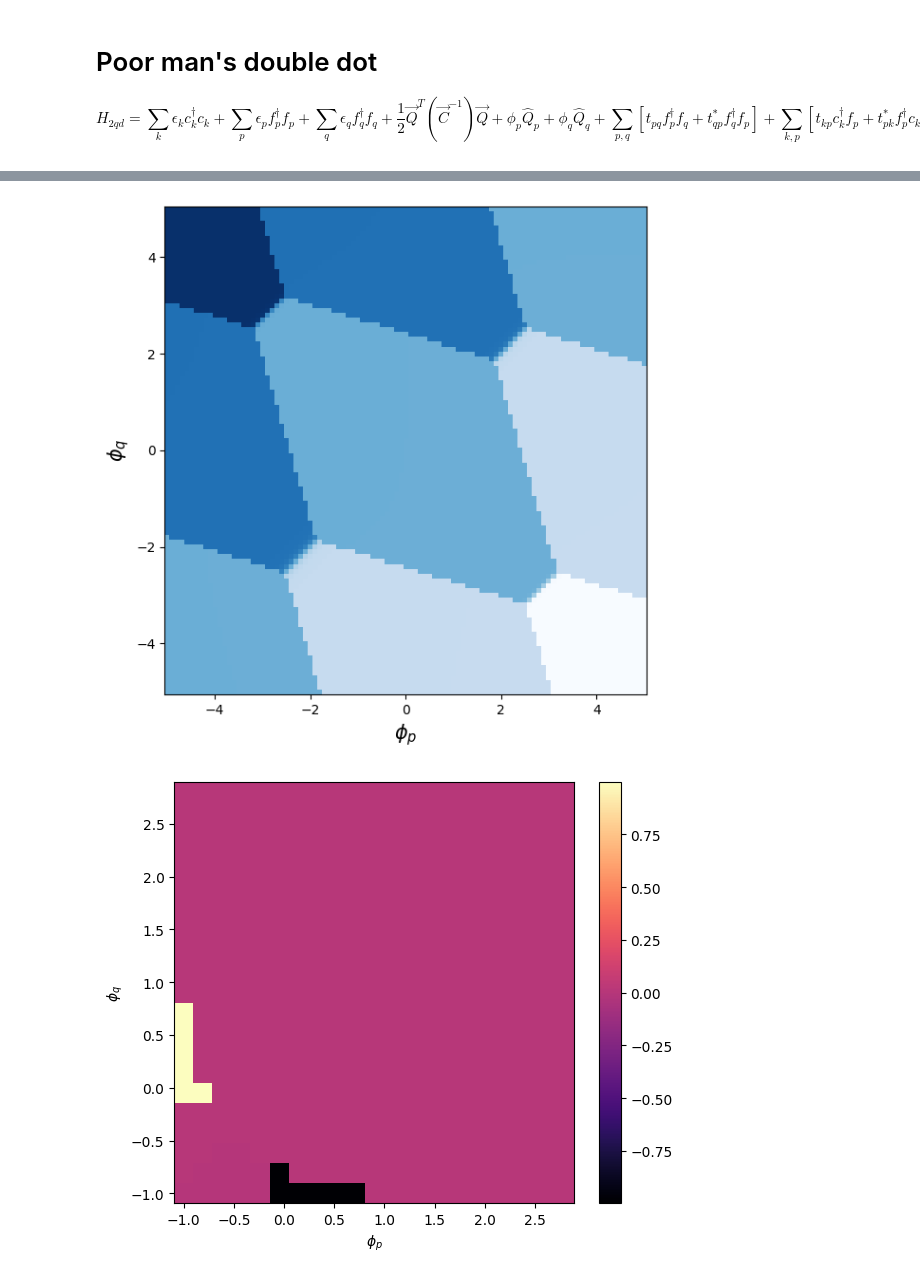
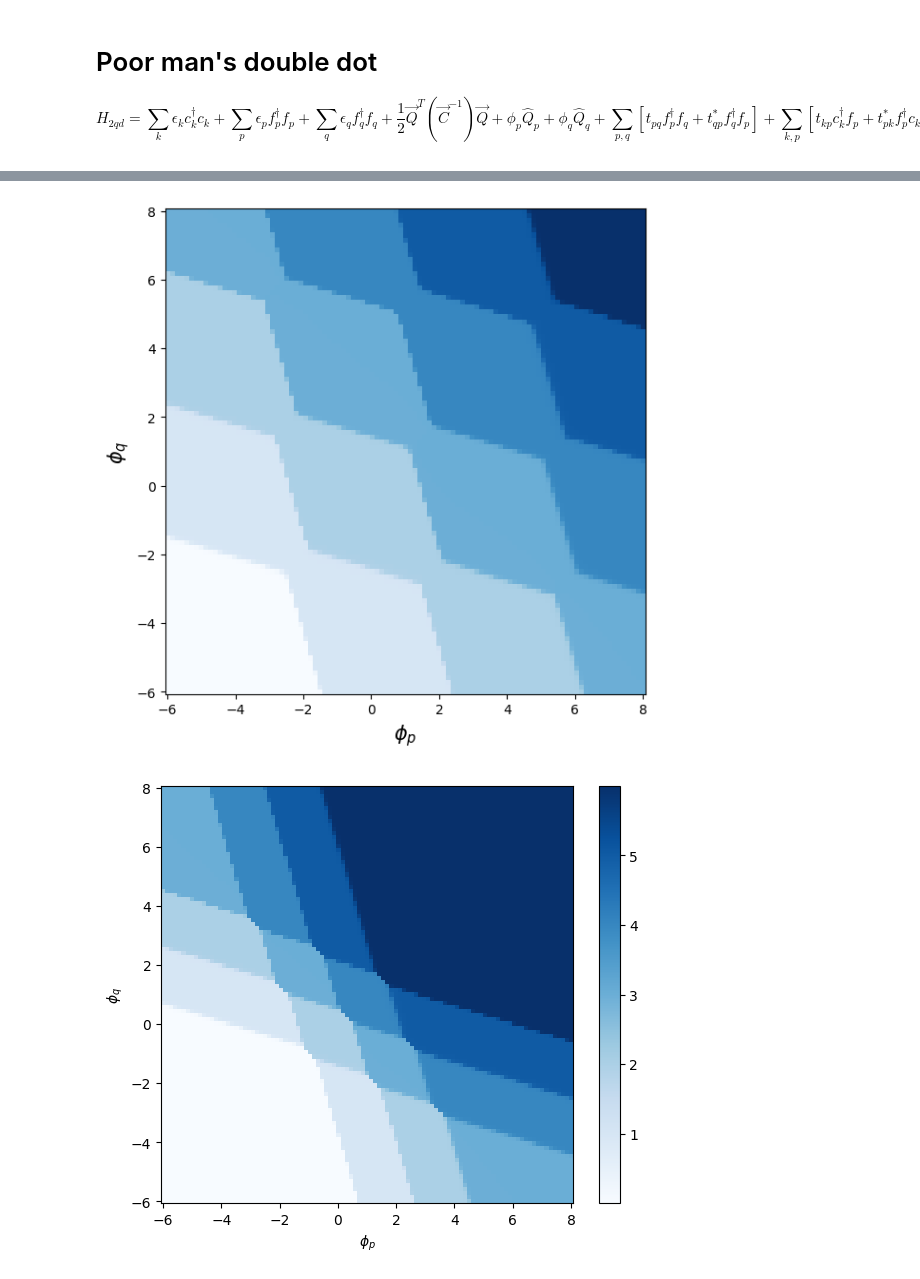
Before and after one commit to BingchengSuo/Condensed-Matter-Theory, a Jupyter notebook: DCK/double_dot.ipynb, the cells around one changed output, grey strips where cells are left out. Saved outputs shown, nothing was run; the diff lists cells and outputs as text; code cells hidden in the pictures.

```diff
--- a/DCK/double_dot.ipynb
+++ b/DCK/double_dot.ipynb
@@ -78,7 +78,7 @@ class H_2qd:
 
     def gate(self):
         # need to include lever arm here
-        return self.phi_p*self.Q_p_op() + self.phi_q*self.Q_q_op() + self.phi_p*(0.3/self.C_p)*self.Q_q_op() + self.phi_q*(0.3/self.C_q)*self.Q_p_op()
+        return self.phi_p*self.Q_p_op() + self.phi_q*self.Q_q_op() + self.phi_p*(0/self.C_p)*self.Q_q_op() + self.phi_q*(0/self.C_q)*self.Q_p_op()
 
     def Coulomb(self):
         Qp, Qq = self.Q_p_op(), self.Q_q_op()
@@ -120,8 +120,8 @@ class H_2qd:
 H = H_2qd(phi_p=0.0, phi_q=0.0, t_pq=0.1, t_kp=0.1, t_kq=0.1, Nk=2, Np=2, Nq=2)
 vals, vecs = eigsh(H.total(), k=1, which='SA')
 # %%
-phi_p_list = np.linspace(-5, 5, 101)
-phi_q_list = np.linspace(-5, 5, 101)
+phi_p_list = np.linspace(-6, 8, 21)
+phi_q_list = np.linspace(-6, 8, 21)
 N_vs_phi = np.zeros((len(phi_p_list), len(phi_q_list)))
 
 # Loop over the 2D parameter space
@@ -132,7 +132,7 @@ for i, phi_pp in enumerate(phi_p_list):
                   Nk=2, Np=2, Nq=2)
         val, vec = eigsh(H.total(), k=1, which='SA')
         gs = vec[:, 0]
-        Ncharge = np.real(gs.conj().T @ (H.N_q_op()-H.N_p_op()) @ gs)
+        Ncharge = np.real(gs.conj().T @ (H.N_q_op()+H.N_p_op()) @ gs)
         N_vs_phi[i, j] = Ncharge
 
 # Make color plot
@@ -154,7 +154,7 @@ ax.set_ylabel(r'$\phi_q$', fontsize = 15)
 
 plt.show()
 # %% [output]
-[figure, old version]
+[figure, new version]
 # %%
 class H_2qd:
     def __init__(self, phi_p, phi_q, t_pq, t_kp, t_kq, Nk, Np, Nq):
@@ -228,12 +228,15 @@ class H_2qd:
         return self.e_charge * (self.N_q_op() - N0 * identity(self.dim, format='csr'))
 
     def gate(self):
-        Qvec = [self.Q_p_op(), self.Q_q_op()]
-        return np.linalg.inv(self.Cdd)@self.Cgd@Qvec.T
+        Qvec   = np.array([self.Q_p_op(), self.Q_q_op()])
+        phivec = np.array([self.phi_p, self.phi_q])
+        lever  = np.diag(np.diag(np.linalg.inv(self.Cdd)))@self.Cgd@phivec.T
+        return np.dot(lever, Qvec)
+
 
     def Coulomb(self):
-        Qvec = [self.Q_p_op(), self.Q_q_op()]
-        return Qvec @ np.linalg.inv(self.Cdd) @ np.array(Qvec).T
+        Qvec   = np.array([self.Q_p_op(), self.Q_q_op()])
+        return 0.5*np.array(Qvec)@np.linalg.inv(self.Cdd) @ np.array(Qvec).T
 
     def tunnel_pq(self):
         H = csr_matrix((self.dim,self.dim),dtype=np.complex128)
@@ -269,33 +272,32 @@ class H_2qd:
         return self.lead() + self.p() + self.q() + self.Coulomb() + self.gate() + self.tunnel_pq() + self.tunnel_kp() + self.tunnel_kq()
 # %%
 H = H_2qd(phi_p=0.0, phi_q=0.0, t_pq=0.1, t_kp=0.1, t_kq=0.1, Nk=2, Np=2, Nq=2)
-H.set_capacitances(C_dd=[[1.0, 0.3],[0.3, 1.0]], C_gd=[[0.5, 0.0],[0.0, 0.5]])
+H.set_Cmtx(Cdd=[[1.0, 0.3],[0.3, 1.0]], Cgd=[[0.5, 0.0],[0.0, 0.5]])
 # %%
-phi_p_list = np.linspace(-1, 2.8, 21)
-phi_q_list = np.linspace(-1, 2.8, 21)
+phi_p_list = np.linspace(-6, 8, 101)
+phi_q_list = np.linspace(-6, 8, 101)
 N_vs_phi = np.zeros((len(phi_p_list), len(phi_q_list)))
 
 # Loop over the 2D parameter space
 for i, phi_pp in enumerate(phi_p_list):
     for j, phi_qq in enumerate(phi_q_list):
         H = H_2qd(phi_p=phi_pp, phi_q=phi_qq,
                   t_pq=0.02, t_kp=0.02, t_kq=0.02,
-                  Nk=1, Np=1, Nq=1)
-        H.set_capacitances(C_dd=[[1.0, -0.3],[-0.3, 1.0]], C_gd=[[1, 0],[0, 1]])
-        H.set_gate_voltages([phi_pp, phi_qq])
+                  Nk=3, Np=3, Nq=3)
+        H.set_Cmtx(Cdd=[[1.0, 0.3],[0.3, 1.0]], Cgd=[[1, 0.3],[0.3, 1]])
         val, vec = eigsh(H.total(), k=1, which='SA')
         gs = vec[:, 0]
-        Ncharge = np.real(gs.conj().T @ (H.N_q_op()-H.N_p_op()) @ gs)
+        Ncharge = np.real(gs.conj().T @ (H.N_q_op()+H.N_p_op()) @ gs)
         N_vs_phi[i, j] = Ncharge
 
 # Make color plot
 fig, ax = plt.subplots(figsize=(6,5), layout='tight')
 
-c = ax.pcolormesh(phi_p_list, phi_q_list, N_vs_phi.T, shading='auto', cmap='magma')
+c = ax.pcolormesh(phi_p_list, phi_q_list, N_vs_phi.T, shading='auto', cmap='Blues')
 ax.set_xlabel(r'$\phi_p$')
 ax.set_ylabel(r'$\phi_q$')
 fig.colorbar(c, ax=ax)
 
 plt.show()
 # %% [output]
-[figure, old version]
+[figure, new version]
```
Also changed, not shown: parts of 1 cell of this notebook.
